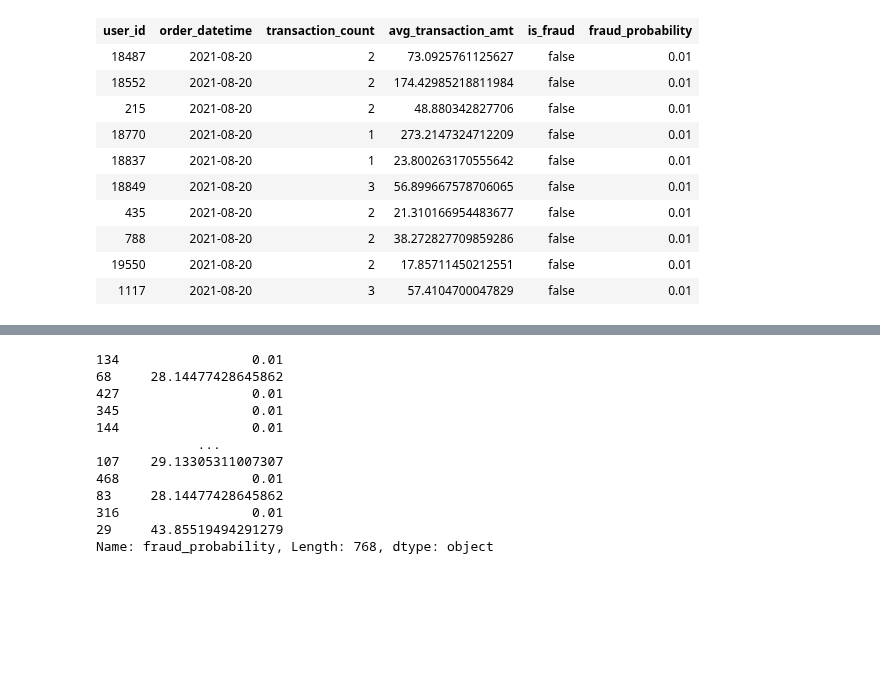
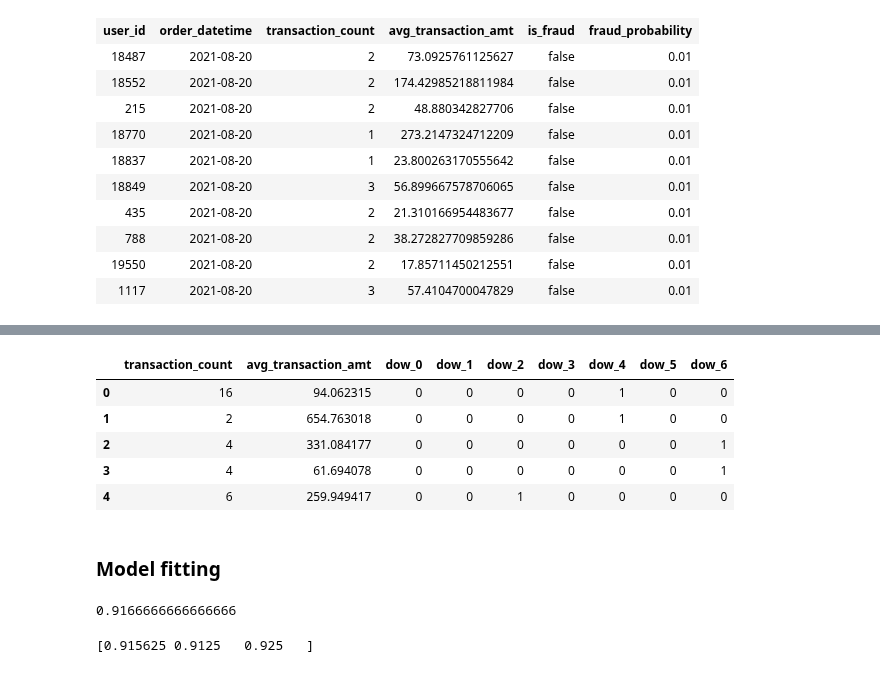
Before and after one commit to MAST30034-Applied-Data-Science/generic-buy-now-pay-later-project-group-5, a Jupyter notebook: notebooks/fraud_regression.ipynb, the cells around one changed output, grey strips where cells are left out. Cells and saved outputs as stored; diff of their text form; code cells hidden in the pictures; blank space fills up the shorter version.

```diff
--- a/notebooks/fraud_regression.ipynb
+++ b/notebooks/fraud_regression.ipynb
@@ -148,0 +167,5 @@ merchant_resampled.head()
+# %%
+# one-hot encoding on order day of week column
+merchant_resampled = pd.get_dummies(data=merchant_resampled, prefix='dow', columns=['order_dayofweek'])
+
+merchant_resampled.head()
@@ -149,4 +179,4 @@ merchant_resampled.head()
 # %%
 # split dataset into predictors and target variables
-X = merchant_resampled.iloc[:,2:4]
-y = merchant_resampled.iloc[:,5]
+X = pd.concat([merchant_resampled.iloc[:,2:4], merchant_resampled.iloc[:,6:]], axis=1)
+y = merchant_resampled.iloc[:,4]
@@ -214,15 +183,9 @@ array([ 13.13472126,  10.42295424,  50.9146652 ,  11.74842776,
-# %%
-y_train
-# %% [output]
-134                 0.01
-68     28.14477428645862
-427                 0.01
-345                 0.01
-144                 0.01
-             ...
-107    29.13305311007307
-468                 0.01
-83     28.14477428645862
-316                 0.01
-29     43.85519494291279
-Name: fraud_probability, Length: 768, dtype: object
+# %%
+X.head()
+# %% [output]
+|  | transaction_count | avg_transaction_amt | dow_0 | dow_1 | dow_2 | dow_3 | dow_4 | dow_5 | dow_6 |
+| 0 | 16 | 94.062315 | 0 | 0 | 0 | 0 | 1 | 0 | 0 |
+| 1 | 2 | 654.763018 | 0 | 0 | 0 | 0 | 1 | 0 | 0 |
+| 2 | 4 | 331.084177 | 0 | 0 | 0 | 0 | 0 | 0 | 1 |
+| 3 | 4 | 61.694078 | 0 | 0 | 0 | 0 | 0 | 0 | 1 |
+| 4 | 6 | 259.949417 | 0 | 0 | 1 | 0 | 0 | 0 | 0 |
@@ -228,0 +195,23 @@ Name: fraud_probability, Length: 768, dtype: object
+# %% [markdown]
+### Model fitting
+# %%
+# splitting into train and test sets, and fitting Logistic Regression
+from sklearn.linear_model import LogisticRegression
+from sklearn.model_selection import train_test_split
+
+lgr = LogisticRegression()
+
+X_train, X_test, y_train, y_test = train_test_split(X, y, test_size=0.2, random_state=0)
+lgr.fit(X_train, y_train)
+
+print(lgr.score(X_test, y_test))
+# %% [output]
+0.9166666666666666
+# %%
+# cross validation
+from sklearn.model_selection import cross_val_score
+
+lgr = LogisticRegression(max_iter=150)
+print(cross_val_score(lgr, X, y, cv=3))
+# %% [output]
+[0.915625 0.9125   0.925   ]
```
Also changed, not shown: parts of 21 cells of this notebook.
